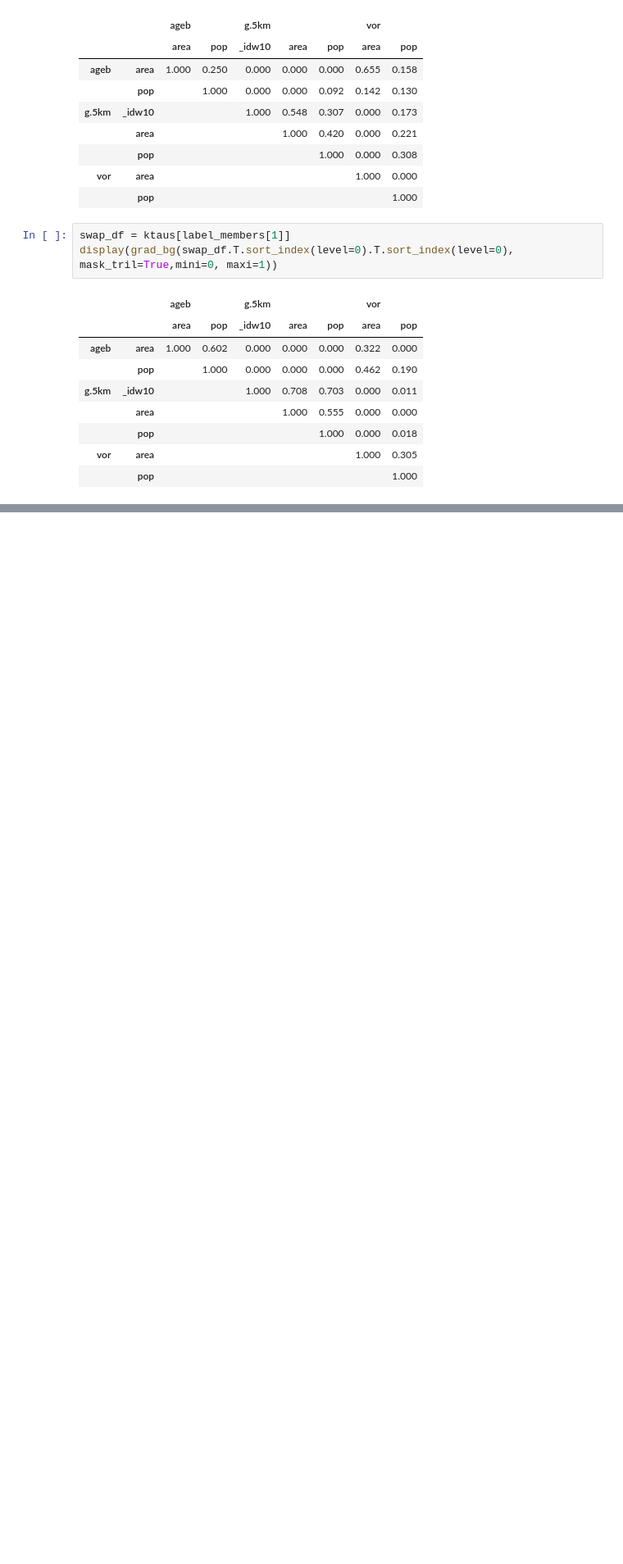
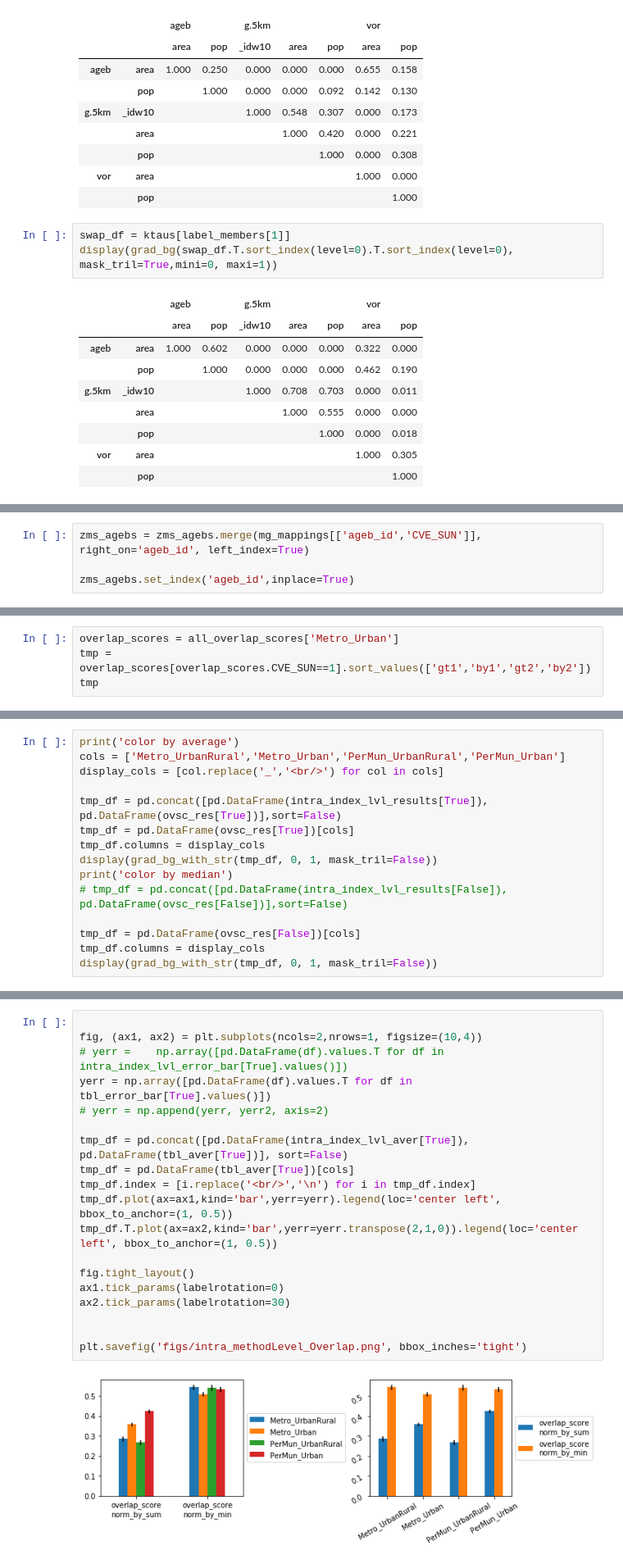
Before and after one commit to JHWu92/mob2crime, a Jupyter notebook: Urban Structure Difference-2.ipynb, the cells around one changed output, grey strips where cells are left out. Shown at 82% size. Cells and saved outputs as stored; diff of their text form; blank space fills up the shorter version.

```diff
--- a/Urban Structure Difference-2.ipynb
+++ b/Urban Structure Difference-2.ipynb
@@ -1059,0 +1388,4 @@ display(grad_bg(swap_df.T.sort_index(level=0).T.sort_index(level=0), mask_tril=T
+# %%
+zms_agebs = zms_agebs.merge(mg_mappings[['ageb_id','CVE_SUN']], right_on='ageb_id', left_index=True)
+
+zms_agebs.set_index('ageb_id',inplace=True)
@@ -1059,0 +1538,4 @@ display(grad_bg(swap_df.T.sort_index(level=0).T.sort_index(level=0), mask_tril=T
+# %%
+overlap_scores = all_overlap_scores['Metro_Urban']
+tmp = overlap_scores[overlap_scores.CVE_SUN==1].sort_values(['gt1','by1','gt2','by2'])
+tmp
@@ -1059,0 +1608,15 @@ display(grad_bg(swap_df.T.sort_index(level=0).T.sort_index(level=0), mask_tril=T
+# %%
+print('color by average')
+cols = ['Metro_UrbanRural','Metro_Urban','PerMun_UrbanRural','PerMun_Urban']
+display_cols = [col.replace('_','<br/>') for col in cols]
+
+tmp_df = pd.concat([pd.DataFrame(intra_index_lvl_results[True]), pd.DataFrame(ovsc_res[True])],sort=False)
+tmp_df = pd.DataFrame(ovsc_res[True])[cols]
+tmp_df.columns = display_cols
+display(grad_bg_with_str(tmp_df, 0, 1, mask_tril=False))
+print('color by median')
+# tmp_df = pd.concat([pd.DataFrame(intra_index_lvl_results[False]), pd.DataFrame(ovsc_res[False])],sort=False)
+
+tmp_df = pd.DataFrame(ovsc_res[False])[cols]
+tmp_df.columns = display_cols
+display(grad_bg_with_str(tmp_df, 0, 1, mask_tril=False))
@@ -1059,0 +1634,21 @@ display(grad_bg(swap_df.T.sort_index(level=0).T.sort_index(level=0), mask_tril=T
+# %%
+
+fig, (ax1, ax2) = plt.subplots(ncols=2,nrows=1, figsize=(10,4))
+# yerr =    np.array([pd.DataFrame(df).values.T for df in intra_index_lvl_error_bar[True].values()])
+yerr = np.array([pd.DataFrame(df).values.T for df in tbl_error_bar[True].values()])
+# yerr = np.append(yerr, yerr2, axis=2)
+
+tmp_df = pd.concat([pd.DataFrame(intra_index_lvl_aver[True]), pd.DataFrame(tbl_aver[True])], sort=False)
+tmp_df = pd.DataFrame(tbl_aver[True])[cols]
+tmp_df.index = [i.replace('<br/>','\n') for i in tmp_df.index]
+tmp_df.plot(ax=ax1,kind='bar',yerr=yerr).legend(loc='center left', bbox_to_anchor=(1, 0.5))
+tmp_df.T.plot(ax=ax2,kind='bar',yerr=yerr.transpose(2,1,0)).legend(loc='center left', bbox_to_anchor=(1, 0.5))
+
+fig.tight_layout()
+ax1.tick_params(labelrotation=0)
+ax2.tick_params(labelrotation=30)
+
+
+plt.savefig('figs/intra_methodLevel_Overlap.png', bbox_inches='tight')
+# %% [output]
+[figure, added]
```
Also changed, not shown: parts of 102 cells of this notebook.
